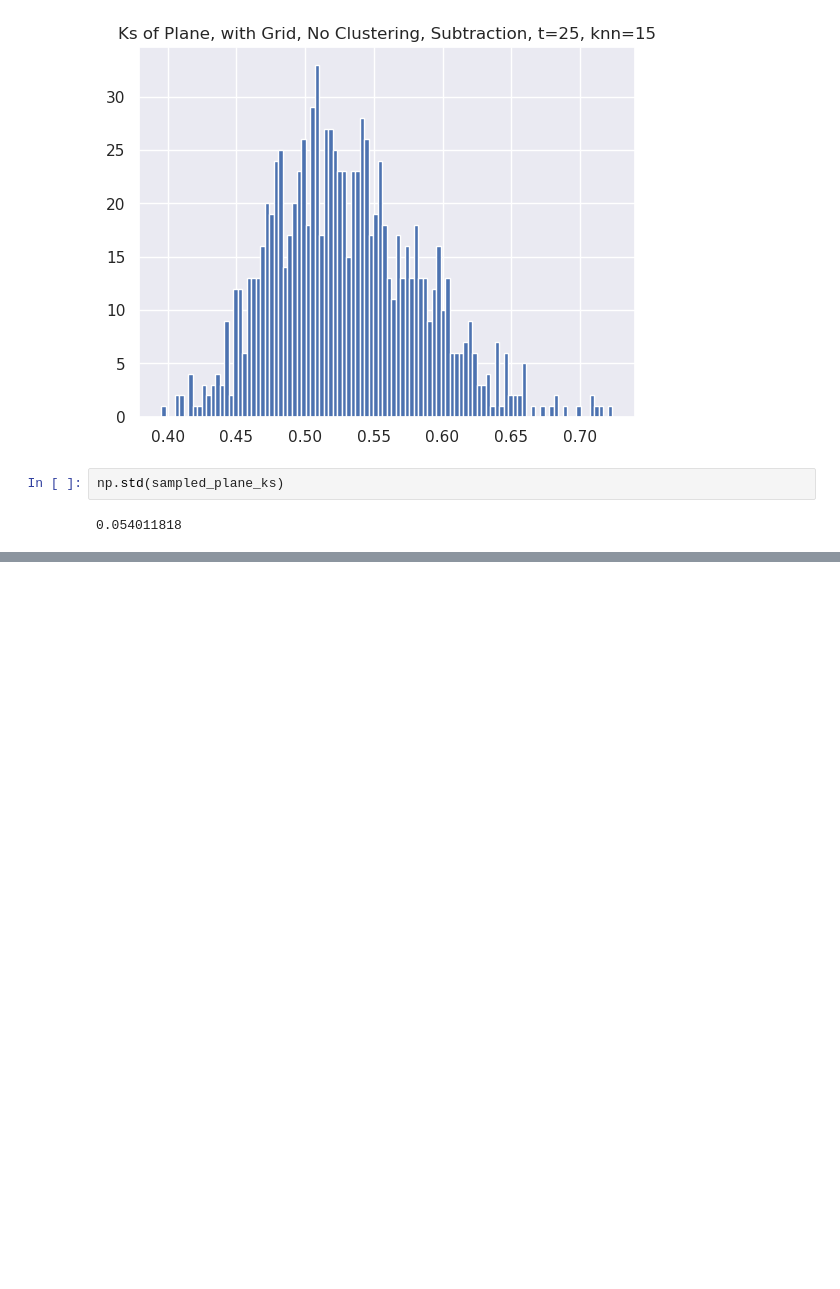
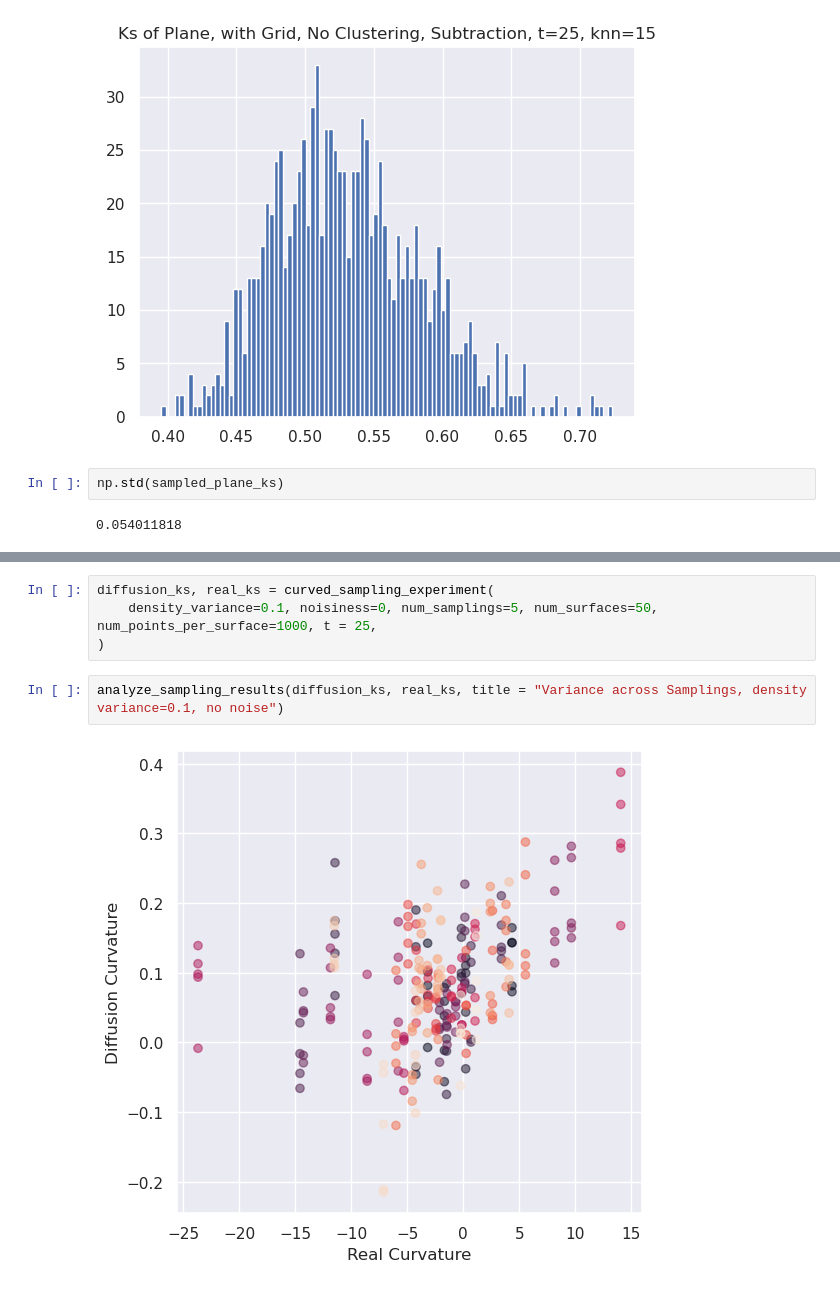
Before and after one commit to professorwug/diffusion_curvature_old, a Jupyter notebook: nbs/3c Sampling Experiments.ipynb, the cells around one changed output, grey strips where cells are left out. Drawn from its saved outputs; the diff is of its cells as text; blank space fills up the shorter version.

```diff
--- a/nbs/3c Sampling Experiments.ipynb
+++ b/nbs/3c Sampling Experiments.ipynb
@@ -280,0 +378,8 @@ The plane can only tell us so much, since what's all-important is *how much thes
+# %%
+diffusion_ks, real_ks = curved_sampling_experiment(
+    density_variance=0.1, noisiness=0, num_samplings=5, num_surfaces=50, num_points_per_surface=1000, t = 25,
+)
+# %%
+analyze_sampling_results(diffusion_ks, real_ks, title = "Variance across Samplings, density variance=0.1, no noise")
+# %% [output]
+[figure, added]
```
Also changed, not shown: parts of 10 cells of this notebook, 5 other files.
